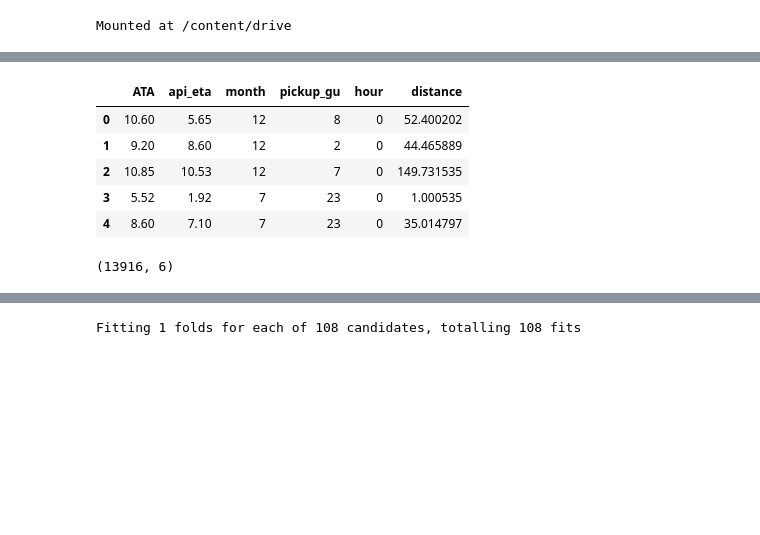
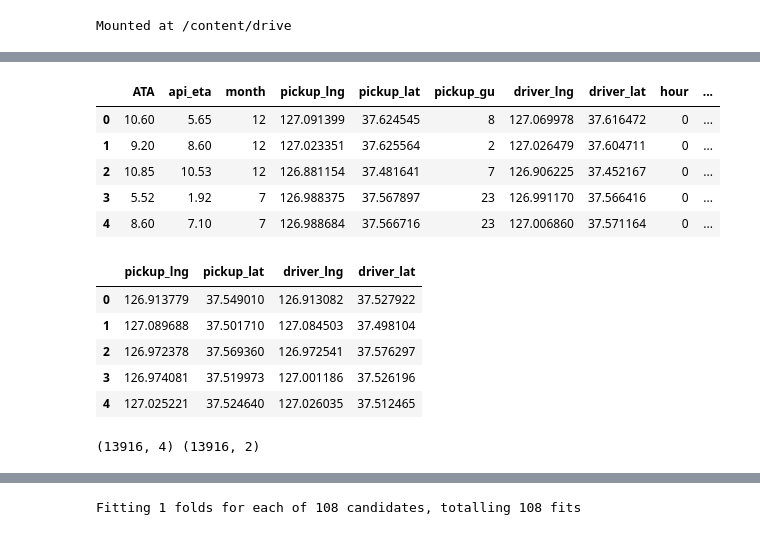
Before and after one commit to YeomSuWoong/SOCAR-AI-BOOT-CAMP, a Jupyter notebook: Assignment_1_ETA_예측_모델.ipynb, the cells around one changed output, grey strips where cells are left out. Drawn from its saved outputs; the diff is of its cells as text; code cells hidden in the pictures; blank space fills up the shorter version.

```diff
--- a/Assignment_1_ETA_예측_모델.ipynb
+++ b/Assignment_1_ETA_예측_모델.ipynb
@@ -35,16 +36,16 @@ Index(['ATA', 'id', 'api_eta', 'created_at_kst', 'month', 'pickup_lng',
 # %%
 enc = sklearn.preprocessing.OrdinalEncoder(dtype=np.int32)
 ordinal = enc.fit_transform(np.array(tada_eta['pickup_gu']).reshape(-1,1))
 tada_eta['pickup_gu'] = ordinal[:,0]
 tada_eta['distance'] = ((tada_eta['pickup_lat']-tada_eta['driver_lat'])**2 + (tada_eta['pickup_lng']-tada_eta['driver_lng'])**2)*100000
-tada_eta = tada_eta.drop(['id', 'created_at_kst', 'driver_id', 'pickup_lng','pickup_lat', 'driver_lng','driver_lat'],1)
+tada_eta = tada_eta.drop(['id', 'created_at_kst', 'driver_id'],1)
 tada_eta.head()
 # %% [output]
-|  | ATA | api_eta | month | pickup_gu | hour | distance |
-| 0 | 10.60 | 5.65 | 12 | 8 | 0 | 52.400202 |
-| 1 | 9.20 | 8.60 | 12 | 2 | 0 | 44.465889 |
-| 2 | 10.85 | 10.53 | 12 | 7 | 0 | 149.731535 |
-| 3 | 5.52 | 1.92 | 7 | 23 | 0 | 1.000535 |
-| 4 | 8.60 | 7.10 | 7 | 23 | 0 | 35.014797 |
+|  | ATA | api_eta | month | pickup_lng | pickup_lat | pickup_gu | driver_lng | driver_lat | hour | ... |
+| 0 | 10.60 | 5.65 | 12 | 127.091399 | 37.624545 | 8 | 127.069978 | 37.616472 | 0 | ... |
+| 1 | 9.20 | 8.60 | 12 | 127.023351 | 37.625564 | 2 | 127.026479 | 37.604711 | 0 | ... |
+| 2 | 10.85 | 10.53 | 12 | 126.881154 | 37.481641 | 7 | 126.906225 | 37.452167 | 0 | ... |
+| 3 | 5.52 | 1.92 | 7 | 126.988375 | 37.567897 | 23 | 126.991170 | 37.566416 | 0 | ... |
+| 4 | 8.60 | 7.10 | 7 | 126.988684 | 37.566716 | 23 | 127.006860 | 37.571164 | 0 | ... |
 # %%
 tada_eta = tada_eta.sample(frac=1, random_state=0).reset_index(drop=True)
@@ -53,5 +51,0 @@ test = tada_eta[12000:]
-# %%
-tada_eta.head()
-tada_eta.shape
-# %% [output]
-(13916, 6)
@@ -63,0 +52,17 @@ eta_features = [x for i,x in enumerate(tada_eta.columns) if i!=0]
+# %%
+tada_eta_red = tada_eta.drop(['ATA', 'api_eta', 'month', 'pickup_gu', 'hour', 'distance'], 1)
+tada_eta_red.head()
+# %% [output]
+|  | pickup_lng | pickup_lat | driver_lng | driver_lat |
+| 0 | 126.913779 | 37.549010 | 126.913082 | 37.527922 |
+| 1 | 127.089688 | 37.501710 | 127.084503 | 37.498104 |
+| 2 | 126.972378 | 37.569360 | 126.972541 | 37.576297 |
+| 3 | 126.974081 | 37.519973 | 127.001186 | 37.526196 |
+| 4 | 127.025221 | 37.524640 | 127.026035 | 37.512465 |
+# %%
+tada_eta_red_normalized = StandardScaler().fit(tada_eta_red).transform(tada_eta_red)
+pca = PCA(n_components = 2).fit(tada_eta_red_normalized)
+tada_eta_red_pca = pca.transform(tada_eta_red_normalized)
+print(tada_eta_red.shape, tada_eta_red_pca.shape)
+# %% [output]
+(13916, 4) (13916, 2)
```
Also changed, not shown: parts of 8 cells of this notebook.
